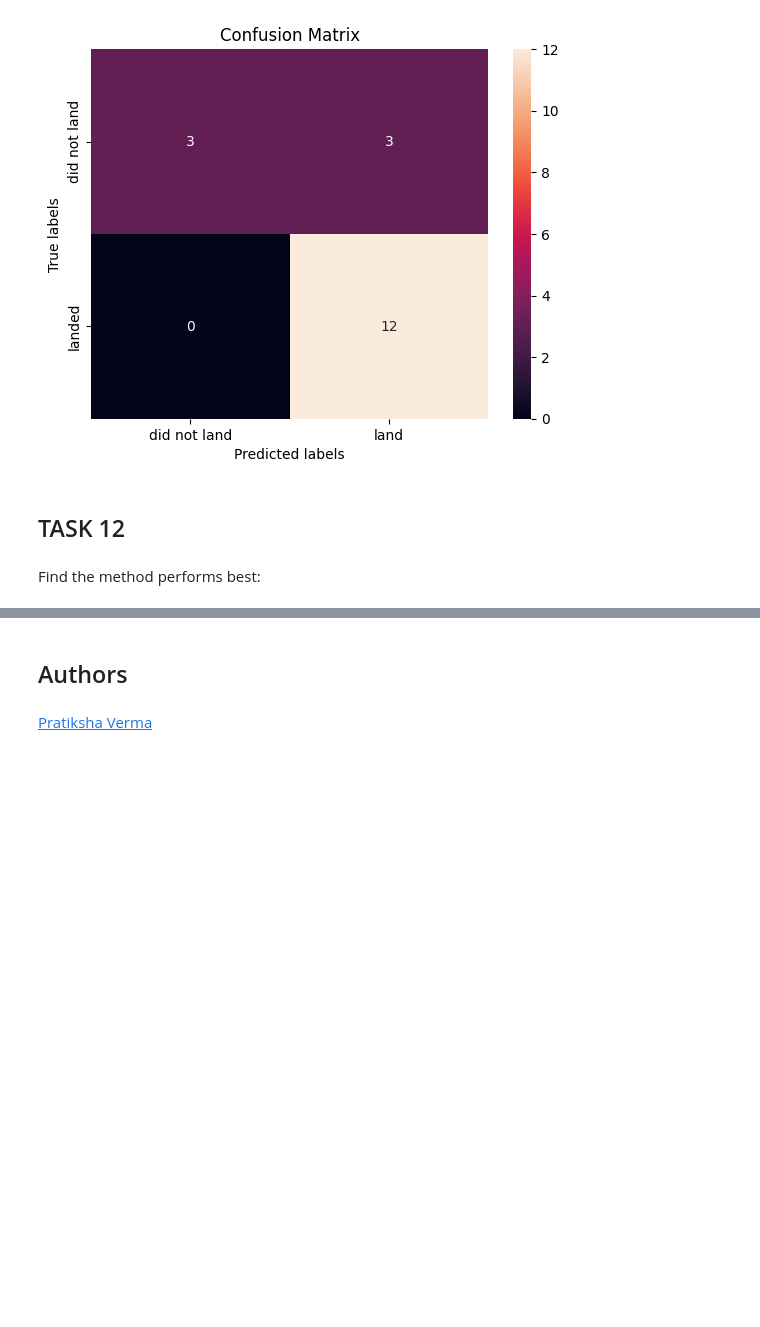
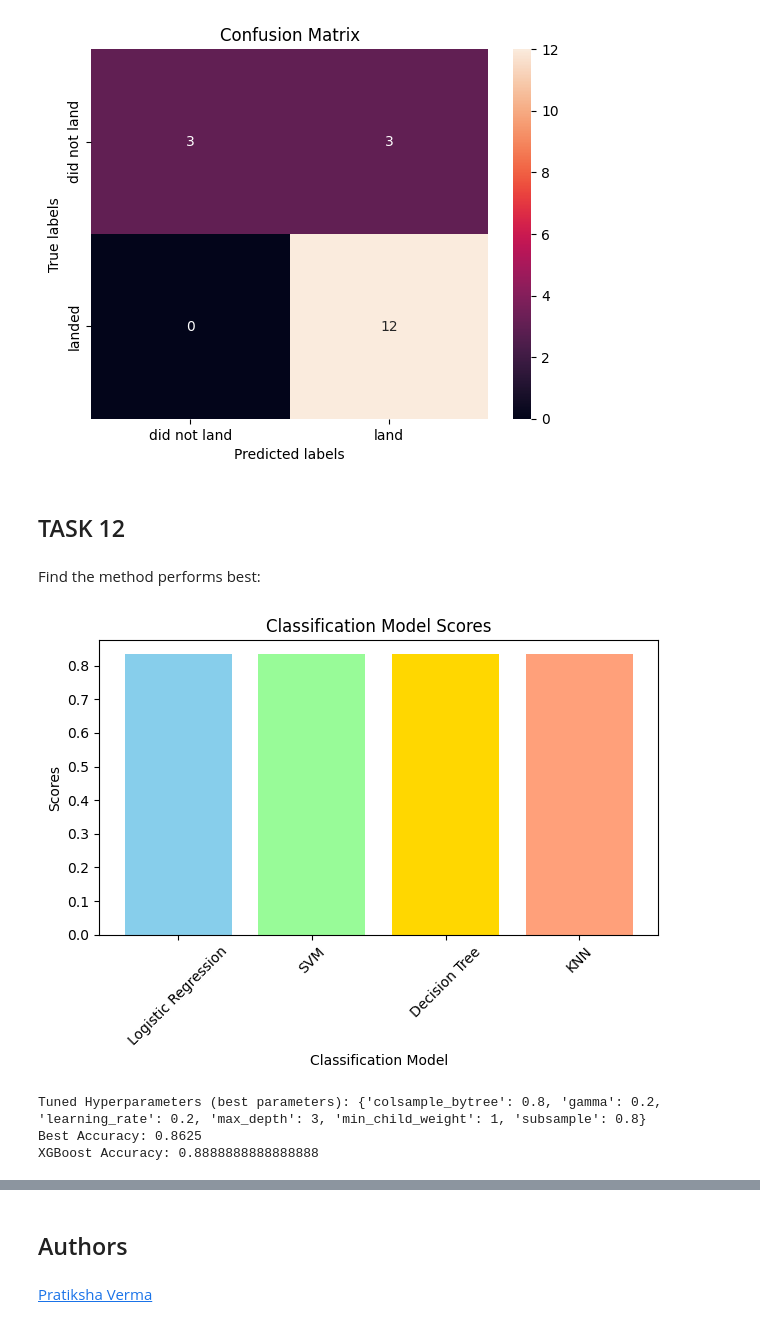
Before and after one commit to Stevo7m/IBM_Certificate, a Jupyter notebook: SpaceX_Machine_Learning_Prediction_Part_5.ipynb, the cells around one changed output, grey strips where cells are left out. Cells and saved outputs as stored; diff of their text form; code cells hidden in the pictures; blank space fills up the shorter version.

```diff
--- a/SpaceX_Machine_Learning_Prediction_Part_5.ipynb
+++ b/SpaceX_Machine_Learning_Prediction_Part_5.ipynb
@@ -345,3 +345,64 @@ plot_confusion_matrix(Y_test,yhat)
 Find the method performs best:
 # %%
 #The results are practically the same
+# %%
+import matplotlib.pyplot as plt
+
+# Your scores
+scores = {
+    "Logistic Regression": logreg_score,
+    "SVM": svm_score,
+    "Decision Tree": tree_score,
+    "KNN": knn_score
+}
+
+# Names of the classification models
+models = list(scores.keys())
+
+# Corresponding scores
+scores = list(scores.values())
+
+# Assign different colors to each bar
+colors = ['#87CEEB', '#98FB98', '#FFD700', '#FFA07A']
+
+# Create a bar chart with custom colors
+plt.bar(models, scores, color=colors)
+
+plt.xlabel("Classification Model")
+plt.ylabel("Scores")
+plt.title("Classification Model Scores")
+plt.xticks(rotation=45)
+plt.tight_layout()
+
+# Display the chart
+plt.show()
+# %% [output]
+[figure, added]
+# %%
+import xgboost as xgb
+
+# Build and train XGBoost model with GridSearchCV
+xgb_model = xgb.XGBClassifier(objective='binary:logistic', random_state=2)
+
+parameters = {
+    'learning_rate': [0.01, 0.1, 0.2],
+    'max_depth': [3, 4, 5],
+    'min_child_weight': [1, 2, 3],
+    'gamma': [0, 0.1, 0.2],
+    'subsample': [0.8, 0.9, 1.0],
+    'colsample_bytree': [0.8, 0.9, 1.0],
+}
+
+xgb_cv = GridSearchCV(xgb_model, parameters, cv=10)
+xgb_cv.fit(X_train, Y_train)
+
+print("Tuned Hyperparameters (best parameters):", xgb_cv.best_params_)
+print("Best Accuracy:", xgb_cv.best_score_)
+
+# Evaluate the XGBoost model
+xgb_score = xgb_cv.score(X_test, Y_test)
+print("XGBoost Accuracy:", xgb_score)
+# %% [output]
+Tuned Hyperparameters (best parameters): {'colsample_bytree': 0.8, 'gamma': 0.2, 'learning_rate': 0.2, 'max_depth': 3, 'min_child_weight': 1, 'subsample': 0.8}
+Best Accuracy: 0.8625
+XGBoost Accuracy: 0.8888888888888888
```
Also changed, not shown: parts of 2 cells of this notebook.
